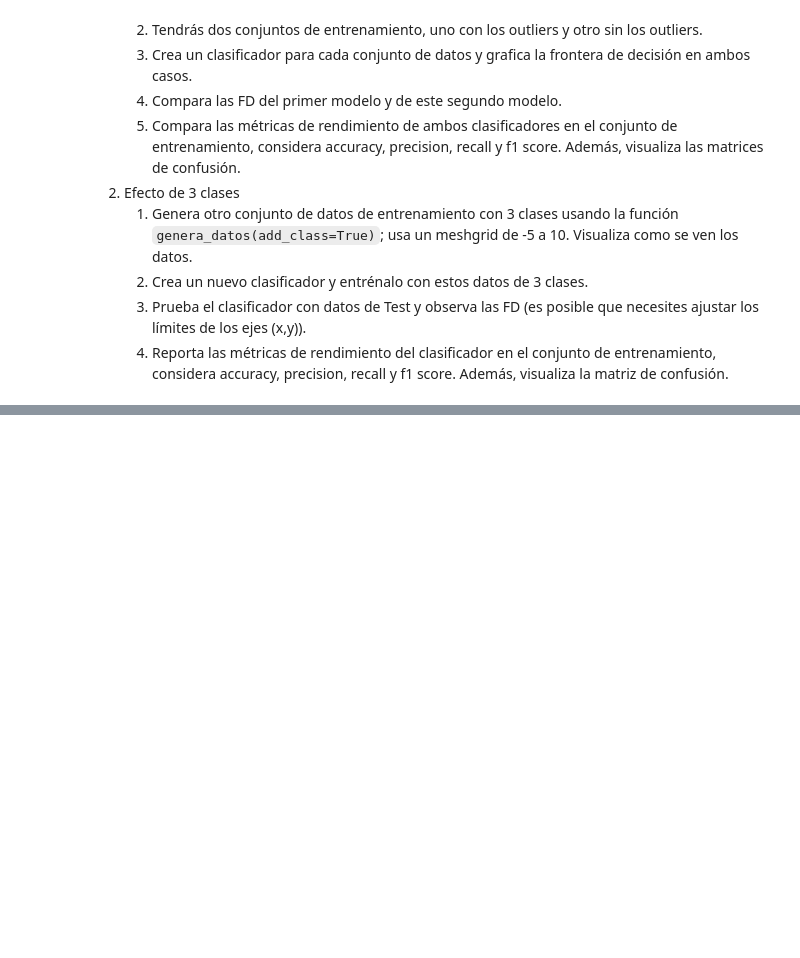
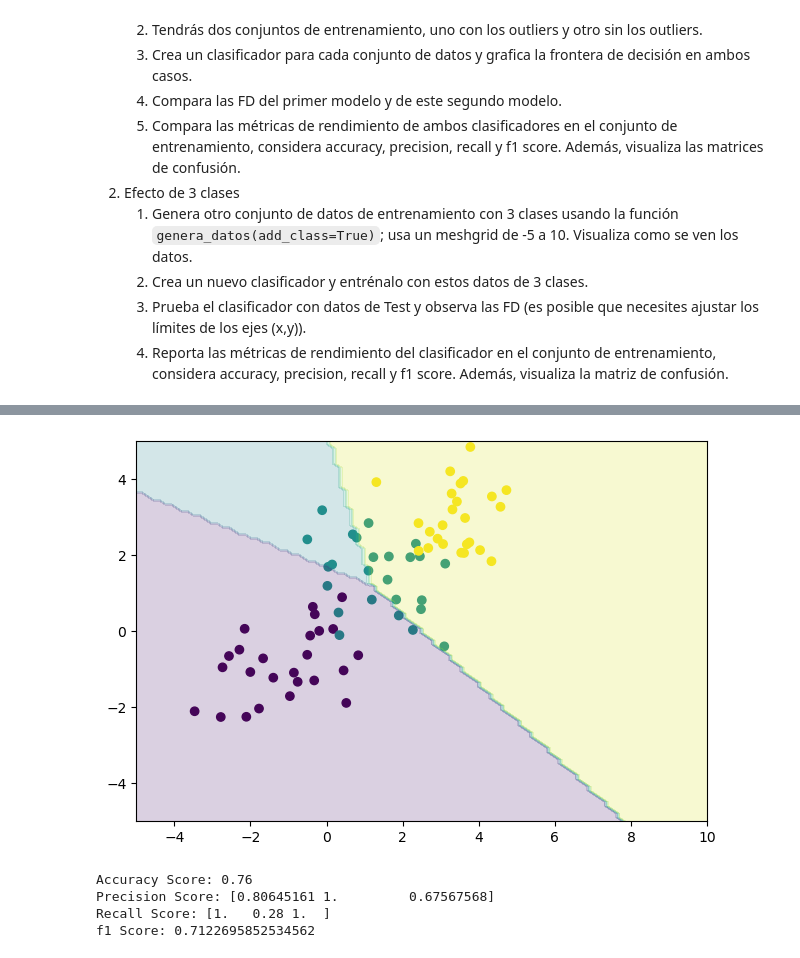
Before and after one commit to SalRmz/DCDP, a Jupyter notebook: 02-Machine-Learning/notebooks/05-Clasificacion-Lineal.ipynb, the cells around one changed output, grey strips where cells are left out. Cells and saved outputs as stored; diff of their text form; code cells hidden in the pictures; blank space fills up the shorter version.

```diff
--- a/02-Machine-Learning/notebooks/05-Clasificacion-Lineal.ipynb
+++ b/02-Machine-Learning/notebooks/05-Clasificacion-Lineal.ipynb
@@ -586,0 +646,34 @@ axs[1].scatter(x_train_sol[:, 0], x_train_sol[:, 1], c=y_train[:-5])
+# %%
+#C
+plt.figure()
+#-----Dibuja los datos---------------------------------
+plt.scatter(x_train[:, 0], x_train[:, 1], c=y_train)
+#plt.legend(["0","1","2"])
+#-----Dibuja X_test---------------------------------
+plt.contourf(x1_test, x2_test, y.reshape(100, 100), alpha=0.2)
+#-----Formato de la gráfica------------------------
+#plt.xlim(-15, 15)
+#plt.ylim(-15, 15)
+
+plt.gca().set_aspect('equal', adjustable='box')
+plt.tight_layout()
+plt.show()
+# %% [output]
+[figure, added]
+# %%
+#D Métricas de rendimiento
+from sklearn.metrics import accuracy_score
+from sklearn.metrics import precision_score
+from sklearn.metrics import recall_score
+from sklearn.metrics import f1_score
+
+y_pred=cl.clasifica(X_train)
+print(f"Accuracy Score: {accuracy_score(y_train, y_pred, normalize=True)}")
+print(f"Precision Score: {precision_score(y_train, y_pred, average=None)}")
+print(f"Recall Score: {recall_score(y_train, y_pred, average=None)}")
+print(f"f1 Score: {f1_score(y_train, y_pred, average='weighted')}")
+# %% [output]
+Accuracy Score: 0.76
+Precision Score: [0.80645161 1.         0.67567568]
+Recall Score: [1.   0.28 1.  ]
+f1 Score: 0.7122695852534562
```
Also changed, not shown: parts of 21 cells of this notebook.
